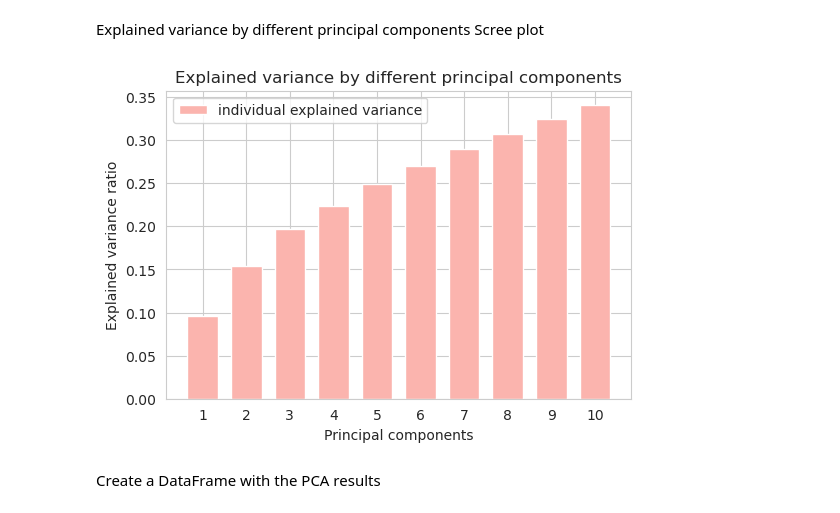
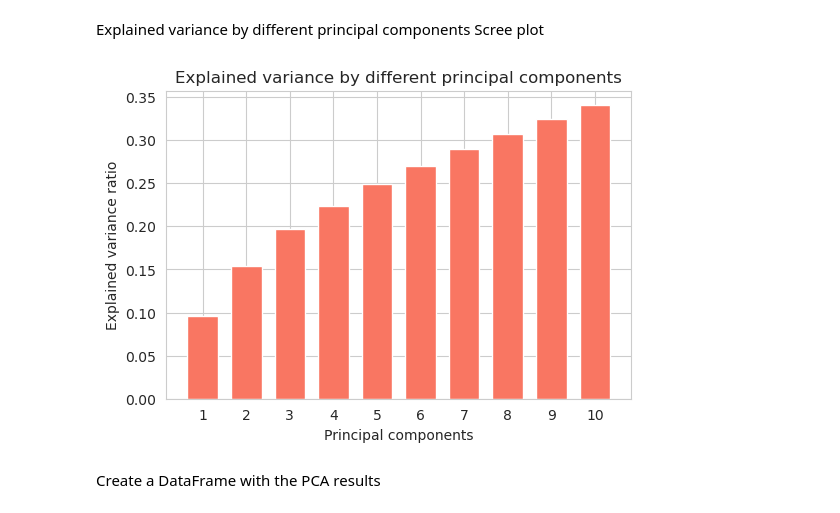
Before and after one commit to MarcoNapoleone/thesis, a Jupyter notebook: notebooks/pca/ST002498_PCA.ipynb, the cells around one changed output. Saved outputs shown, nothing was run; the diff lists cells and outputs as text; code cells hidden in the pictures.

```diff
--- a/notebooks/pca/ST002498_PCA.ipynb
+++ b/notebooks/pca/ST002498_PCA.ipynb
@@ -3,11 +3,13 @@ import pandas as pd
 from matplotlib import pyplot as plt
 import seaborn as sns
 
+output_directory = '/home/marco/DataspellProjects/thesis/output/pca/'
+
 df = pd.read_csv('../../data/ST002498.csv')
 df.drop('Sample ID', axis=1, inplace=True)
 
-pal = sns.color_palette(palette='Pastel1', n_colors=24)
-sns.set_palette(pal)
+palette = sns.color_palette(["#2176AB", "#F97662", "#FFBF00", "#50C878", "#B284BE"])
+sns.set_palette(palette)
 # %% [markdown]
 Filling missing values with the mean
 # %%
@@ -36,15 +38,16 @@ Scree plot
 # %%
 plt.figure(figsize=(6, 4))
 plt.xticks(range(1, num_components + 1))  # Start x-axis ticks from 1
 explained_variance = pca.explained_variance_ratio_.cumsum()
-plt.bar(range(1, num_components + 1), explained_variance, align='center', label='individual explained variance', width=0.7)
+plt.bar(range(1, num_components + 1), explained_variance,
+        align='center', label='individual explained variance', width=0.7, color=palette[1])
 plt.ylabel('Explained variance ratio')
 plt.xlabel('Principal components')
 plt.title('Explained variance by different principal components')
-plt.legend(loc='best')
-plt.show()
+#saving the plot
+plt.savefig(fname=output_directory + 'scree_plot.png', dpi=192)
 # %% [output]
-[figure, old version]
+[figure, new version]
 # %% [markdown]
 Create a DataFrame with the PCA results
 # %%
```
Also changed, not shown: parts of 2 cells of this notebook, 1 other file.
